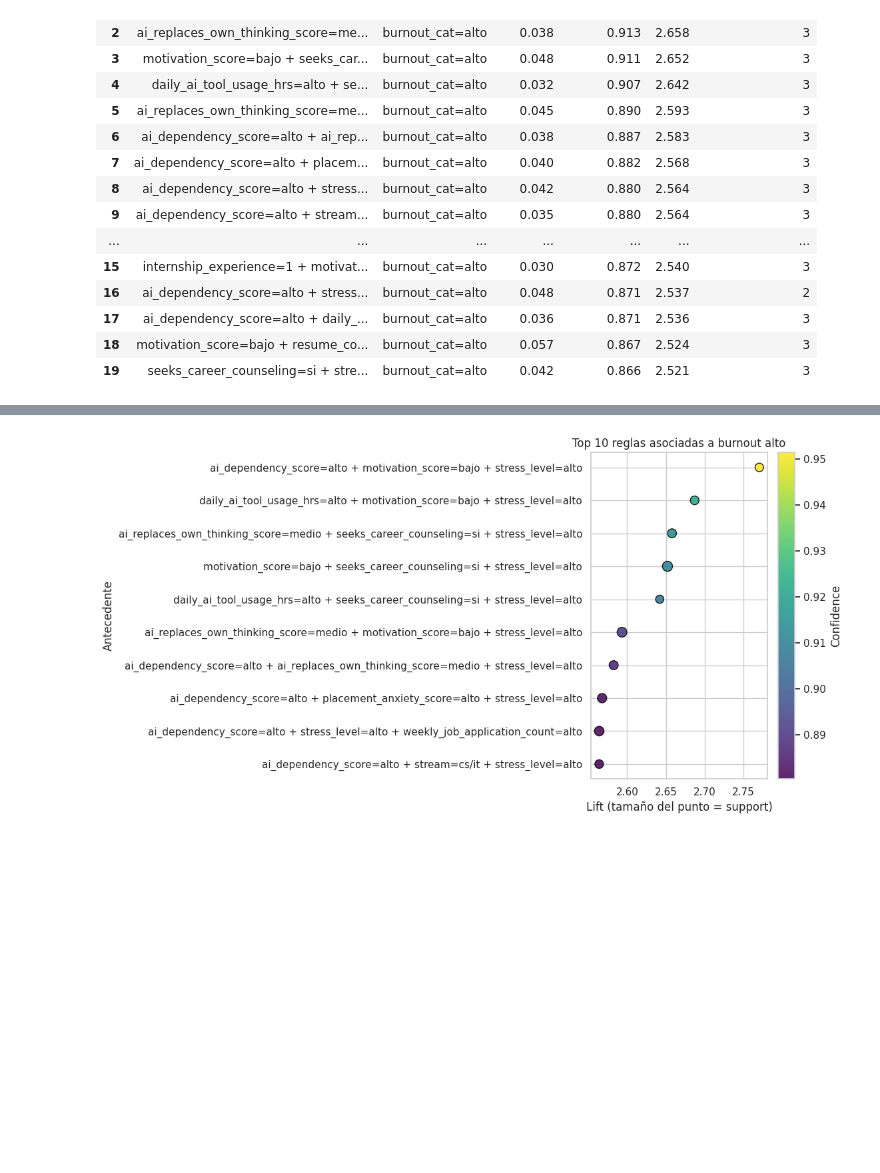
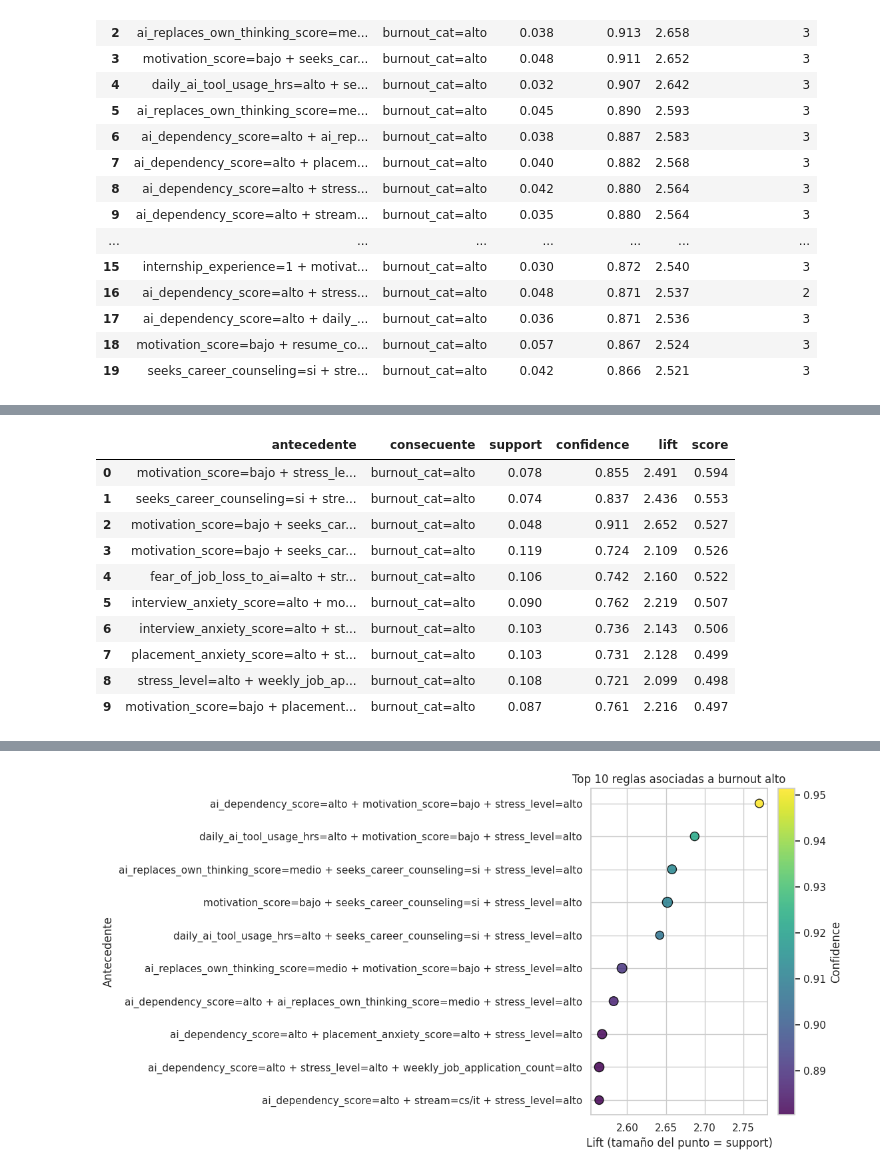
Before and after one commit to belen001/proyecto-ingenieria-datos, a Jupyter notebook: notebooks/05_reglas_asociacion.ipynb, the cells around one changed output, grey strips where cells are left out. Drawn from its saved outputs; the diff is of its cells as text; code cells hidden in the pictures; blank space fills up the shorter version.

```diff
--- a/notebooks/04_reglas_asociacion.ipynb
+++ b/notebooks/05_reglas_asociacion.ipynb
@@ -631,0 +845,30 @@ Reglas relevantes después de filtrar: 1,576
+# %%
+rules_ranked = best_by_group.copy()
+rules_ranked["score"] = (
+    rules_ranked["lift"]
+    * rules_ranked["confidence"]
+    * np.sqrt(rules_ranked["support"])
+)
+
+final_rules = rules_ranked.sort_values(
+    ["score", "lift", "confidence", "support"],
+    ascending=False,
+).head(10).reset_index(drop=True)
+
+display(
+    final_rules[
+        ["antecedente", "consecuente", "support", "confidence", "lift", "score"]
+    ].round(3)
+)
+# %% [output]
+|  | antecedente | consecuente | support | confidence | lift | score |
+| 0 | motivation_score=bajo + stress_le... | burnout_cat=alto | 0.078 | 0.855 | 2.491 | 0.594 |
+| 1 | seeks_career_counseling=si + stre... | burnout_cat=alto | 0.074 | 0.837 | 2.436 | 0.553 |
+| 2 | motivation_score=bajo + seeks_car... | burnout_cat=alto | 0.048 | 0.911 | 2.652 | 0.527 |
+| 3 | motivation_score=bajo + seeks_car... | burnout_cat=alto | 0.119 | 0.724 | 2.109 | 0.526 |
+| 4 | fear_of_job_loss_to_ai=alto + str... | burnout_cat=alto | 0.106 | 0.742 | 2.160 | 0.522 |
+| 5 | interview_anxiety_score=alto + mo... | burnout_cat=alto | 0.090 | 0.762 | 2.219 | 0.507 |
+| 6 | interview_anxiety_score=alto + st... | burnout_cat=alto | 0.103 | 0.736 | 2.143 | 0.506 |
+| 7 | placement_anxiety_score=alto + st... | burnout_cat=alto | 0.103 | 0.731 | 2.128 | 0.499 |
+| 8 | stress_level=alto + weekly_job_ap... | burnout_cat=alto | 0.108 | 0.721 | 2.099 | 0.498 |
+| 9 | motivation_score=bajo + placement... | burnout_cat=alto | 0.087 | 0.761 | 2.216 | 0.497 |
```
Also changed, not shown: parts of 24 cells of this notebook, 1 other file.
